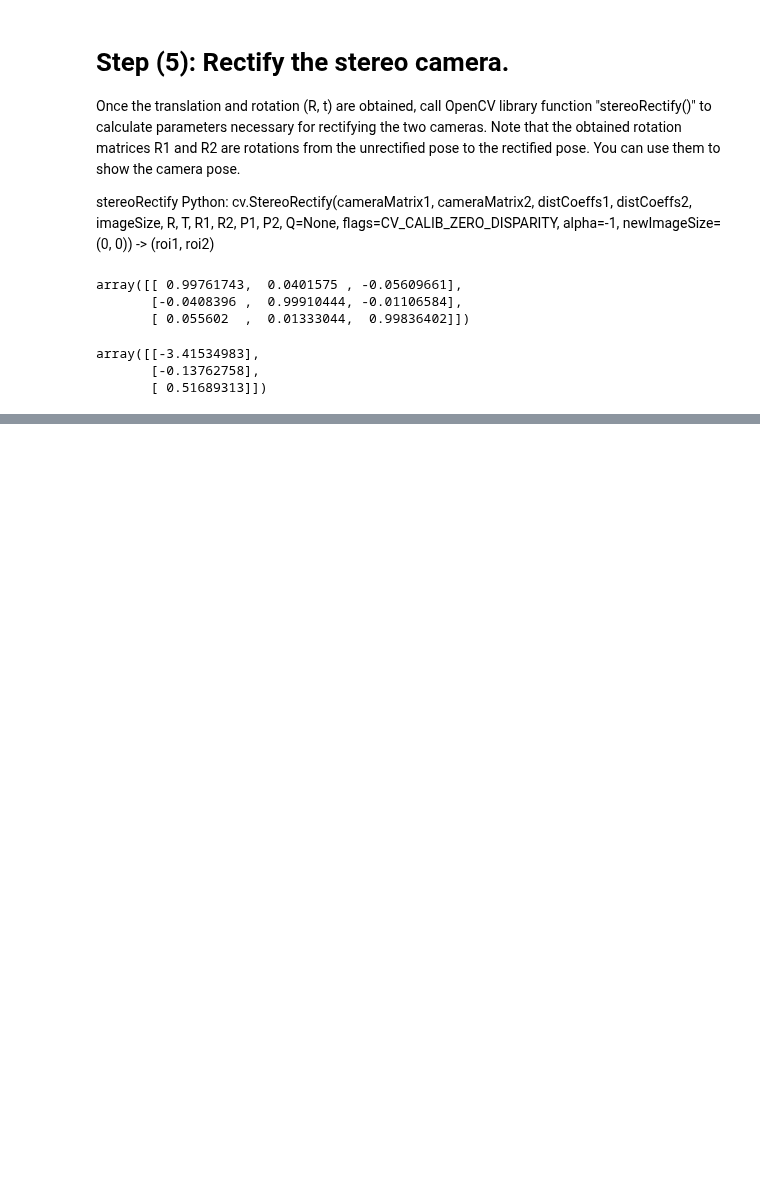
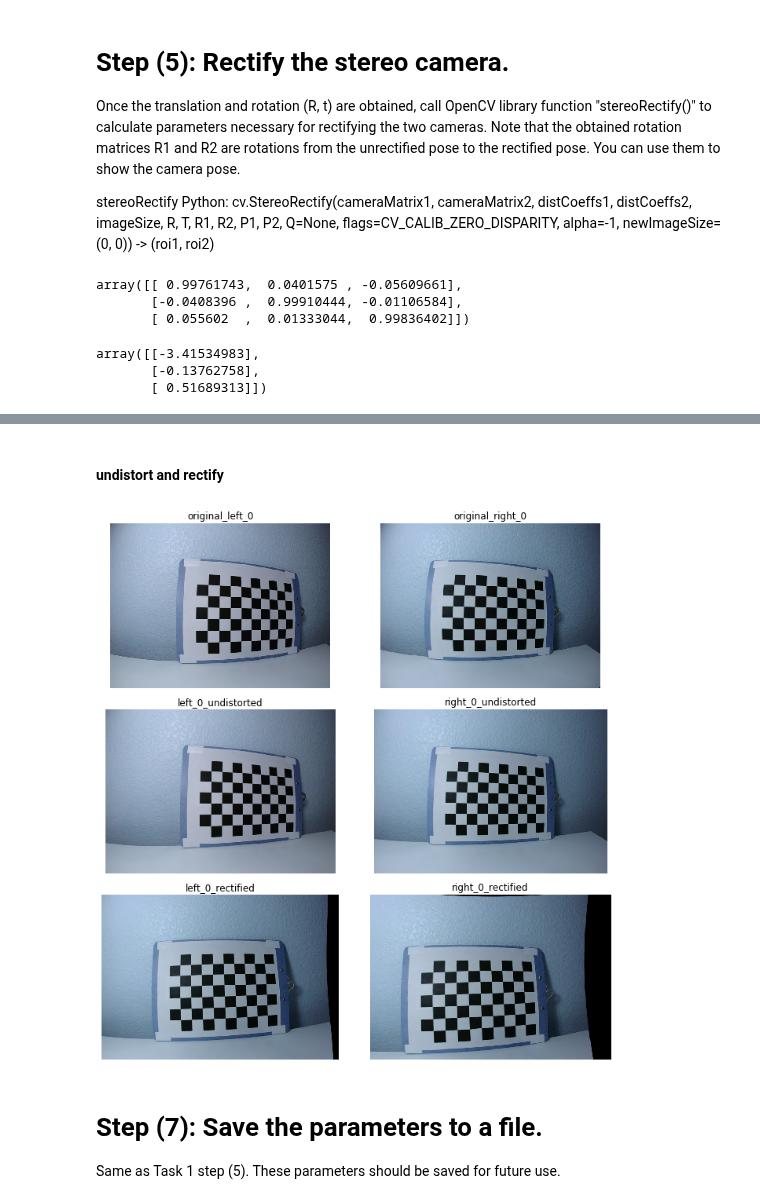
Before and after one commit to eshangaur/Perception-in-Robotics, a Jupyter notebook: project_2a/code/task_2/task_2.ipynb, the cells around one changed output, grey strips where cells are left out. Cells and saved outputs as stored; diff of their text form; code cells hidden in the pictures; blank space fills up the shorter version.

```diff
--- a/project_2a/code/task_2/task_2.ipynb
+++ b/project_2a/code/task_2/task_2.ipynb
@@ -235,0 +245,29 @@ array([[-3.41534983],
+# %% [markdown]
+#### undistort and rectify
+# %%
+# left image
+h, w = left_[0].shape[:2]
+newcameramtx, roi = cv2.getOptimalNewCameraMatrix(mtx_left, distCoeffs_left, (w,h), 1, (w,h))
+x,y,w,h = roi
+left_0_undistorted = cv2.undistort(left_[0].copy(), mtx_left, distCoeffs_left, None, newcameramtx)[y:y+h, x:x+w]
+
+mapx,mapy = cv2.initUndistortRectifyMap(mtx_left,distCoeffs_left,R1,newcameramtx,(w,h),5)
+left_0_rectified = cv2.remap(img,mapx,mapy,cv2.INTER_LINEAR)[y:y+h, x:x+w]
+
+# right image
+h, w = right_[0].shape[:2]
+newcameramtx, roi = cv2.getOptimalNewCameraMatrix(mtx_right, distCoeffs_right, (w,h), 1, (w,h))
+x,y,w,h = roi
+right_0_undistorted = cv2.undistort(right_[0].copy(), mtx_right, distCoeffs_right, None, newcameramtx)[y:y+h, x:x+w]
+
+mapx,mapy = cv2.initUndistortRectifyMap(mtx_right,distCoeffs_right,R2,newcameramtx,(w,h),5)
+right_0_rectified = cv2.remap(img,mapx,mapy,cv2.INTER_LINEAR)[y:y+h, x:x+w]
+# %%
+plot_figures({'original_left_0':left_[0], 'original_right_0':right_[0],
+             'left_0_undistorted':left_0_undistorted, 'right_0_undistorted':right_0_undistorted,
+             'left_0_rectified':left_0_rectified, 'right_0_rectified':right_0_rectified},3,2)
+# %% [output]
+[figure, added]
+# %% [markdown]
+# Step (7): Save the parameters to a file.
+Same as Task 1 step (5). These parameters should be saved for future use.
```
Also changed, not shown: parts of 4 cells of this notebook.
